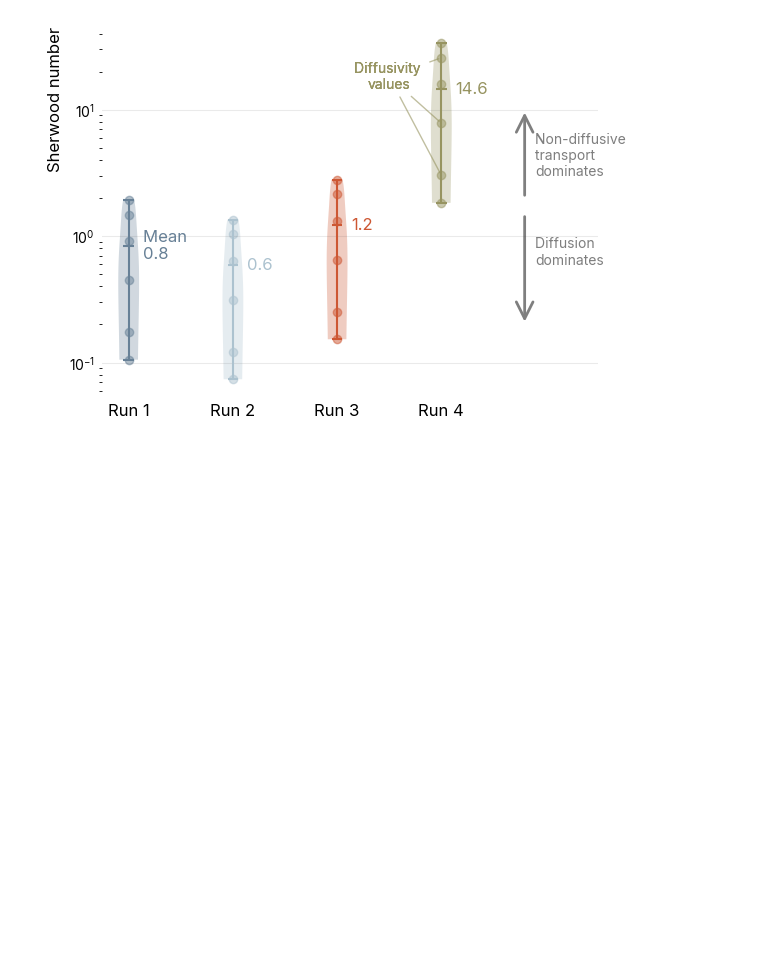
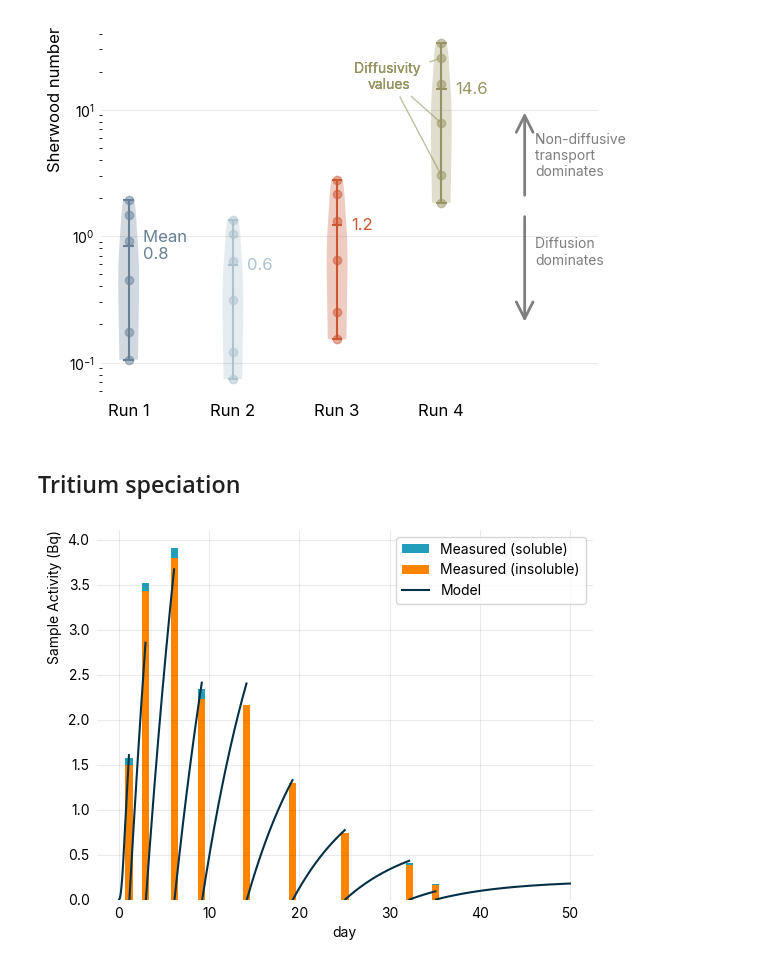
Before and after one commit to LIBRA-project/baby-1l-paper, a Jupyter notebook: main.ipynb, the cells around one changed output. Drawn from its saved outputs; the diff is of its cells as text; code cells hidden in the pictures; blank space fills up the shorter version.

```diff
--- a/main.ipynb
+++ b/main.ipynb
@@ -1089,3 +1091,50 @@ Average Sh number: 14.6
 Median Sh number: 11.9
 Stdev Sh number: 11.7
 [figure]
+# %% [markdown]
+## Tritium speciation
+# %%
+colour_insoluble = "#FB8500"
+colour_soluble = "#219EBC"
+# %%
+from libra_toolbox.tritium.plotting import plot_sample_activity_top, plot_sample_activity_wall
+baby_model = model_run_1
+data = data_1l_run_1
+
+data_IV = data["cumulative_tritium_release"]["IV"]
+replacement_times_top = data_IV["sampling_times"]["value"] * ureg(
+    data_IV["sampling_times"]["unit"]
+)
+total_soluble_top = data_IV["soluble"]["value"] * ureg(
+    data_IV["soluble"]["unit"]
+)
+sample_act_top_soluble = np.diff(np.concatenate([[0* ureg.Bq], total_soluble_top]))
+
+total_insoluble_top = data_IV["insoluble"]["value"] * ureg(
+    data_IV["insoluble"]["unit"]
+)
+sample_act_top_insoluble = np.diff(np.concatenate([[0* ureg.Bq], total_insoluble_top]))
+
+data_OV = data["cumulative_tritium_release"]["OV"]
+replacement_times_walls = data_OV["sampling_times"]["value"] * ureg(
+    data_OV["sampling_times"]["unit"]
+)
+total_soluble_walls = data_OV["soluble"]["value"] * ureg(
+    data_OV["soluble"]["unit"]
+)
+total_insoluble_walls = data_OV["insoluble"]["value"] * ureg(
+    data_OV["insoluble"]["unit"]
+)
+
+plt.figure()
+plt.bar(replacement_times_top, sample_act_top_insoluble, label="Measured (insoluble)", color=colour_insoluble)
+plt.bar(replacement_times_top, sample_act_top_soluble, label="Measured (soluble)", bottom=sample_act_top_insoluble, color=colour_soluble)
+plot_sample_activity_top(baby_model, replacement_times=replacement_times_top, color="#023047", label="Model")
+
+plt.ylim(bottom=0 * ureg.Bq)
+plt.ylabel("Sample Activity (Bq)")
+plt.legend(reverse=True)
+plt.savefig("run_1_sample_top_activity.pdf", bbox_inches="tight")
+plt.show()
+# %% [output]
+[figure, added]
```
Also changed, not shown: parts of 8 cells of this notebook.
